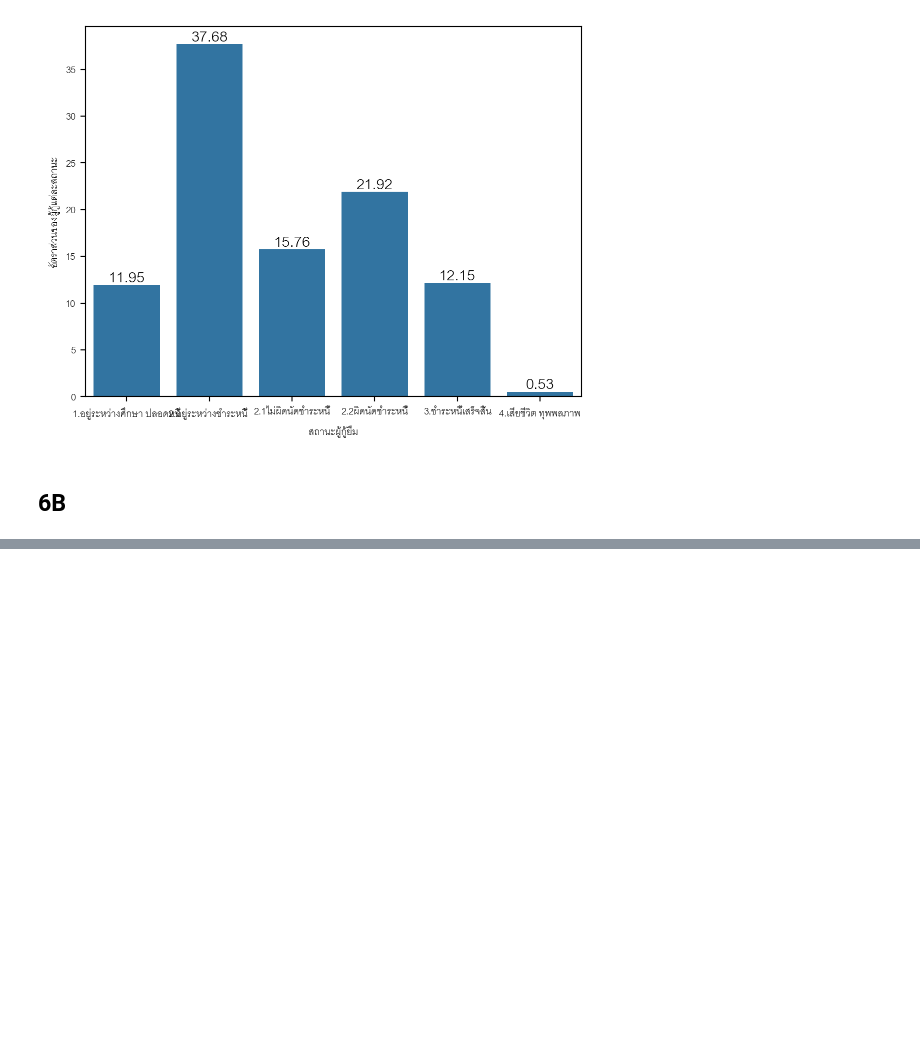
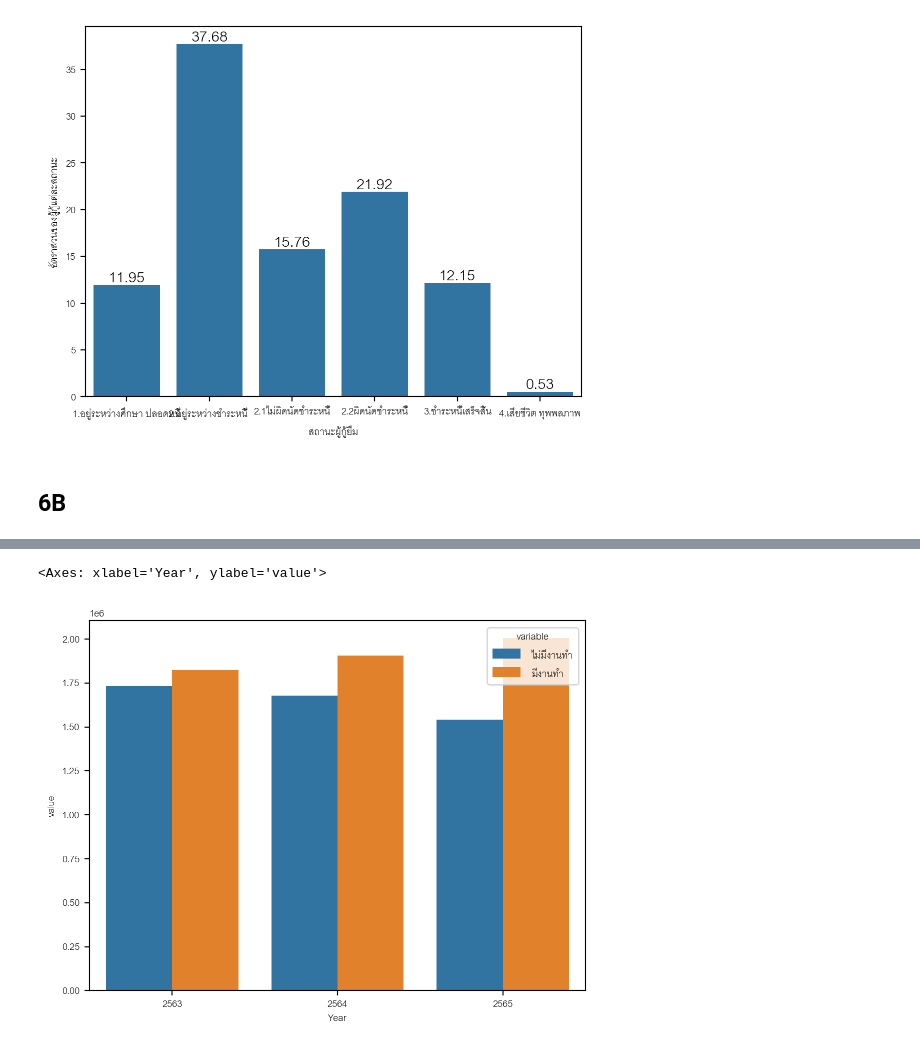
Before and after one commit to purachai-phonwisut/student-loan-analysis, a Jupyter notebook: notebook/pun.ipynb, the cells around one changed output, grey strips where cells are left out. Cells and saved outputs as stored; diff of their text form; code cells hidden in the pictures; blank space fills up the shorter version.

```diff
--- a/notebook/pun.ipynb
+++ b/notebook/pun.ipynb
@@ -118,0 +103,10 @@ sns.barplot(data=Tidy_df2, x='Year',y='Value', hue='Category')
+# %%
+df2['มีงานทำ'] = df2.apply(lambda x: x['ภาครัฐ'] + x['เอกชน'], axis=1)
+df2.rename(columns={'ไม่สังกัดหน่วยงาน': 'ไม่มีงานทำ'}, inplace=True)
+df3 = df2[['Year', 'ไม่มีงานทำ', 'มีงานทำ']].copy()
+melt_df3 = df3.melt(id_vars=['Year'], value_vars=['ไม่มีงานทำ', 'มีงานทำ'])
+# %%
+sns.barplot(data=melt_df3, x='Year', y='value', hue='variable')
+# %% [output]
+<Axes: xlabel='Year', ylabel='value'>
+[figure, added]
```
Also changed, not shown: parts of 5 cells of this notebook.
